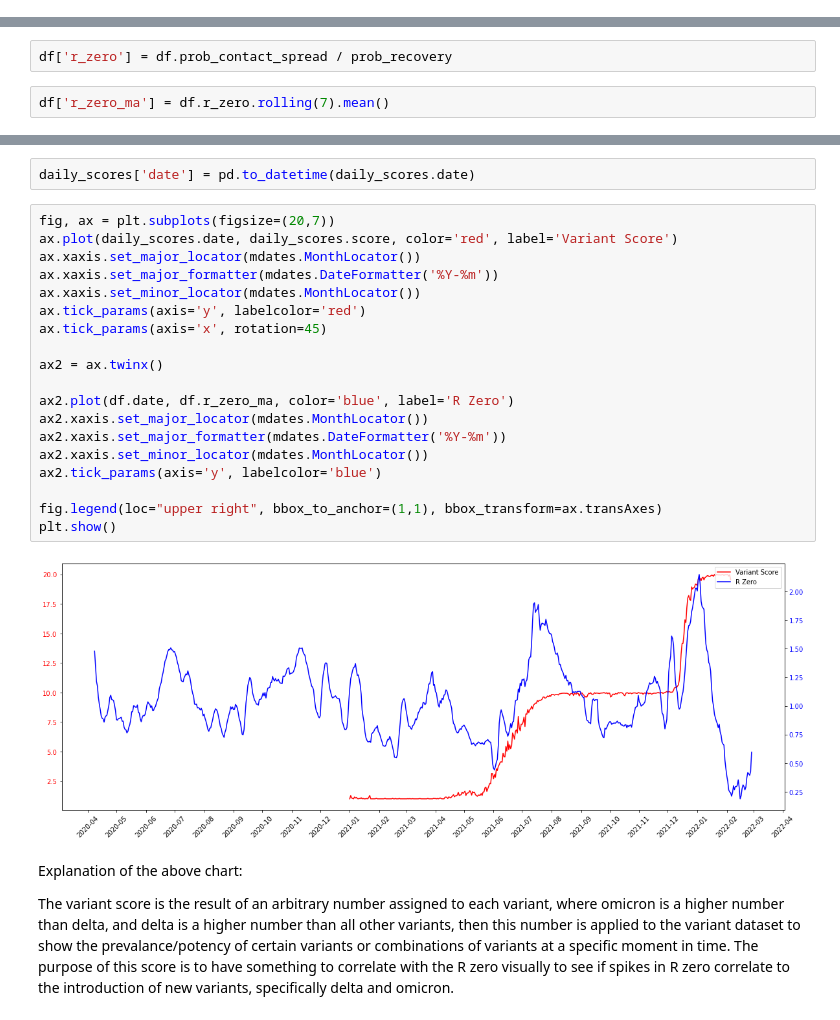
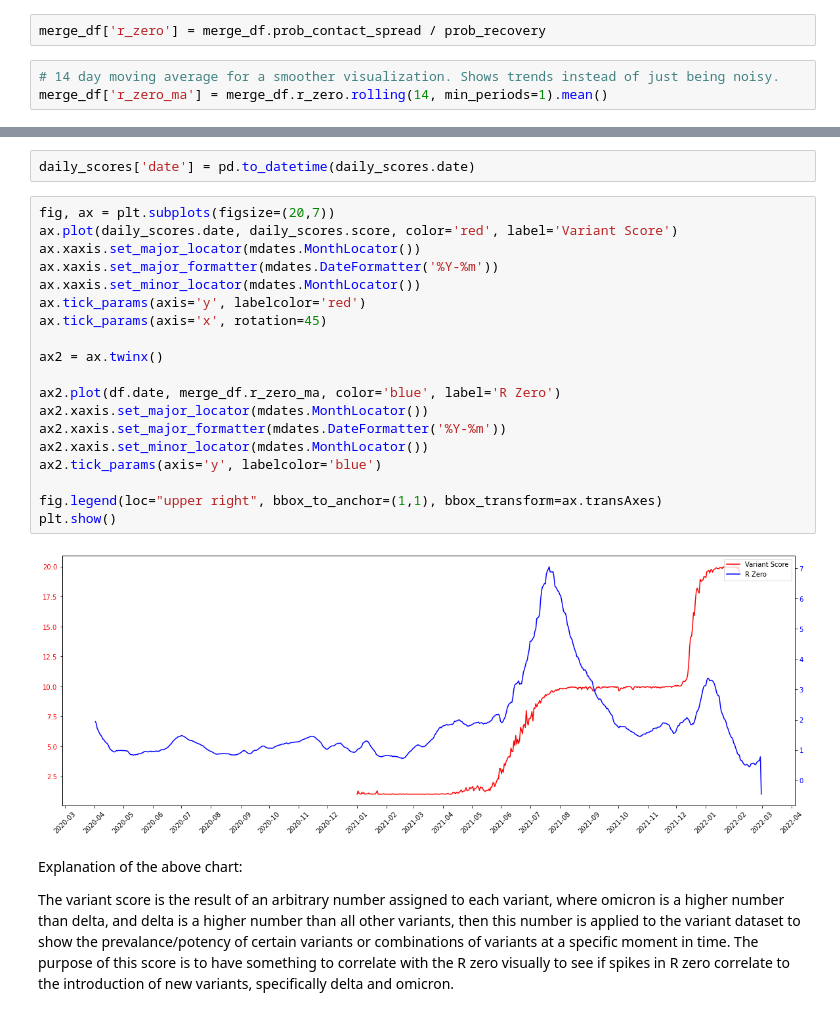
Before and after one commit to blarson007/covid, a Jupyter notebook: SIR Model - Fit to Covid Data.ipynb, the cells around one changed output, grey strips where cells are left out. Cells and saved outputs as stored; diff of their text form.

```diff
--- a/SIR Model - Fit to Covid Data.ipynb
+++ b/SIR Model - Fit to Covid Data.ipynb
@@ -129 +201,6 @@ df['prob_contact_spread'] = df.apply(
 )
+# %%
+merge_df['r_zero'] = merge_df.prob_contact_spread / prob_recovery
+# %%
+# 14 day moving average for a smoother visualization. Shows trends instead of just being noisy.
+merge_df['r_zero_ma'] = merge_df.r_zero.rolling(14, min_periods=1).mean()
@@ -139,4 +237,0 @@ df.head()
-# %%
-df['r_zero'] = df.prob_contact_spread / prob_recovery
-# %%
-df['r_zero_ma'] = df.r_zero.rolling(7).mean()
@@ -294,24 +359,24 @@ daily_scores['date'] = pd.to_datetime(daily_scores.date)
 # %%
 fig, ax = plt.subplots(figsize=(20,7))
 ax.plot(daily_scores.date, daily_scores.score, color='red', label='Variant Score')
 ax.xaxis.set_major_locator(mdates.MonthLocator())
 ax.xaxis.set_major_formatter(mdates.DateFormatter('%Y-%m'))
 ax.xaxis.set_minor_locator(mdates.MonthLocator())
 ax.tick_params(axis='y', labelcolor='red')
 ax.tick_params(axis='x', rotation=45)
 
 ax2 = ax.twinx()
 
-ax2.plot(df.date, df.r_zero_ma, color='blue', label='R Zero')
+ax2.plot(df.date, merge_df.r_zero_ma, color='blue', label='R Zero')
 ax2.xaxis.set_major_locator(mdates.MonthLocator())
 ax2.xaxis.set_major_formatter(mdates.DateFormatter('%Y-%m'))
 ax2.xaxis.set_minor_locator(mdates.MonthLocator())
 ax2.tick_params(axis='y', labelcolor='blue')
 
 fig.legend(loc="upper right", bbox_to_anchor=(1,1), bbox_transform=ax.transAxes)
 plt.show()
 # %% [output]
-[figure, old version]
+[figure, new version]
 # %% [markdown]
 Explanation of the above chart:
 
```
Also changed, not shown: parts of 21 cells of this notebook.
